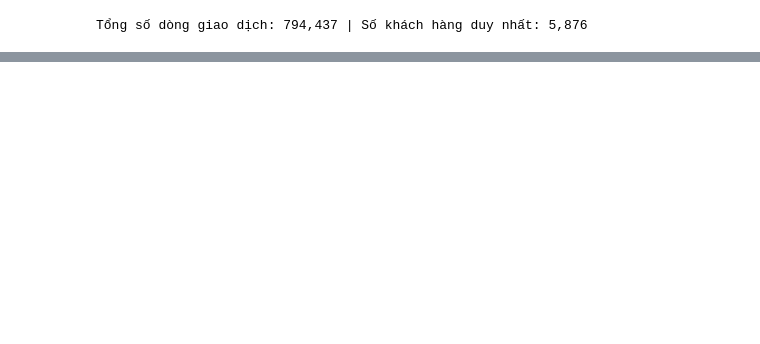
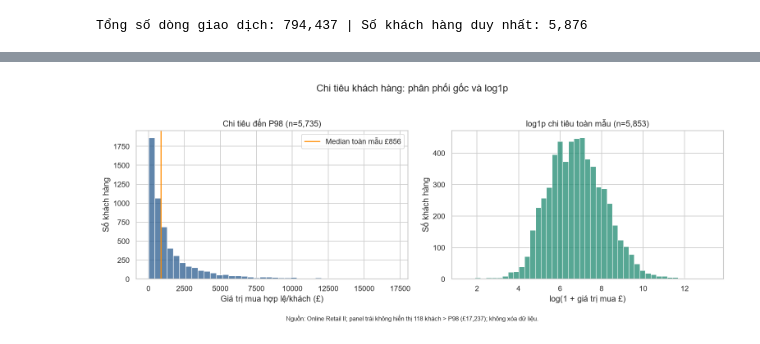
Before and after one commit to huybel2012/ecommerce-behavior-analysis, a Jupyter notebook: notebooks/02_exploratory_data_analysis.ipynb, the cells around one changed output, grey strips where cells are left out. Cells and saved outputs as stored; diff of their text form; code cells hidden in the pictures; blank space fills up the shorter version.

```diff
--- a/notebooks/02_exploratory_data_analysis.ipynb
+++ b/notebooks/02_exploratory_data_analysis.ipynb
@@ -83 +85,20 @@ plt.show()
+# %%
+# W7 – Chia bins trong phạm vi biểu diễn, báo rõ phần đuôi bị loại khỏi panel trái
+monetary = customer_df['monetary']
+p98 = monetary.quantile(.98)
+shown = monetary[monetary <= p98]
+fig, axes = plt.subplots(1,2,figsize=(13,5))
+sns.histplot(shown, bins=40, ax=axes[0], color='#2b5c8f')
+axes[0].set(title=f'Chi tiêu đến P98 (n={len(shown):,})', xlabel='Giá trị mua hợp lệ/khách (£)', ylabel='Số khách hàng')
+axes[0].axvline(monetary.median(), color='darkorange', label=f'Median toàn mẫu £{monetary.median():,.0f}')
+axes[0].legend()
+sns.histplot(np.log1p(monetary), bins=45, ax=axes[1], color='#1f8a70')
+axes[1].set(title=f'log1p chi tiêu toàn mẫu (n={len(monetary):,})', xlabel='log(1 + giá trị mua £)', ylabel='Số khách hàng')
+fig.suptitle('Chi tiêu khách hàng: phân phối gốc và log1p')
+fig.text(.5,.015,f'Nguồn: Online Retail II; panel trái không hiển thị {len(monetary)-len(shown):,} khách > P98 (£{p98:,.0f}); không xóa dữ liệu.',ha='center',fontsize=9)
+fig.tight_layout(rect=[0,.05,1,.95])
+fig.savefig(ROOT / 'reports/figures/01_monetary_distribution.png',dpi=300,bbox_inches='tight')
+plt.show()
+# %% [output]
+[figure, added]
 # %%
```
Also changed, not shown: parts of 7 cells of this notebook, 16 other files.
